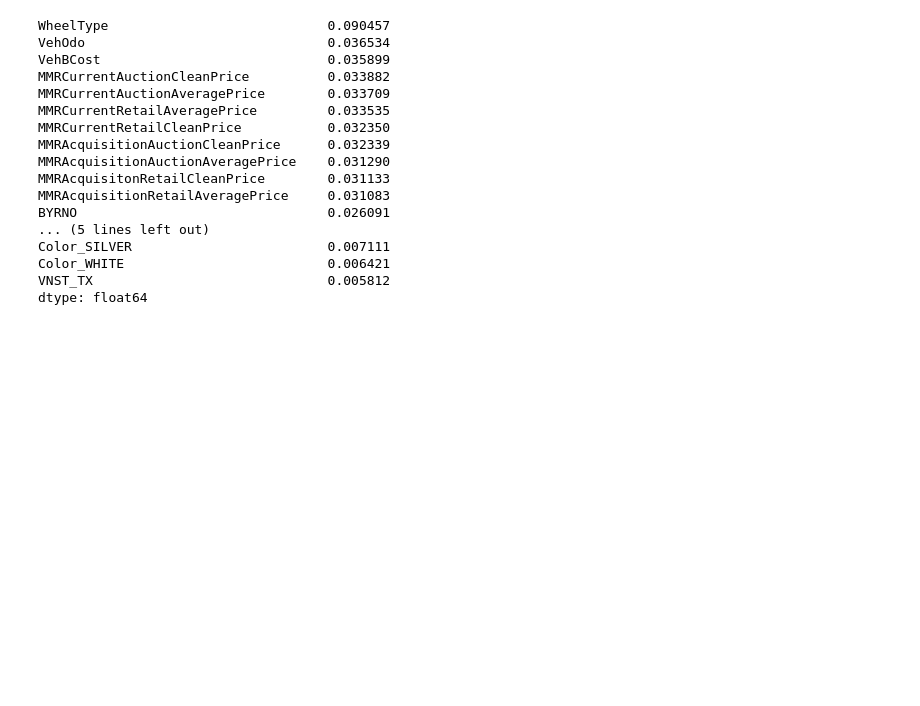
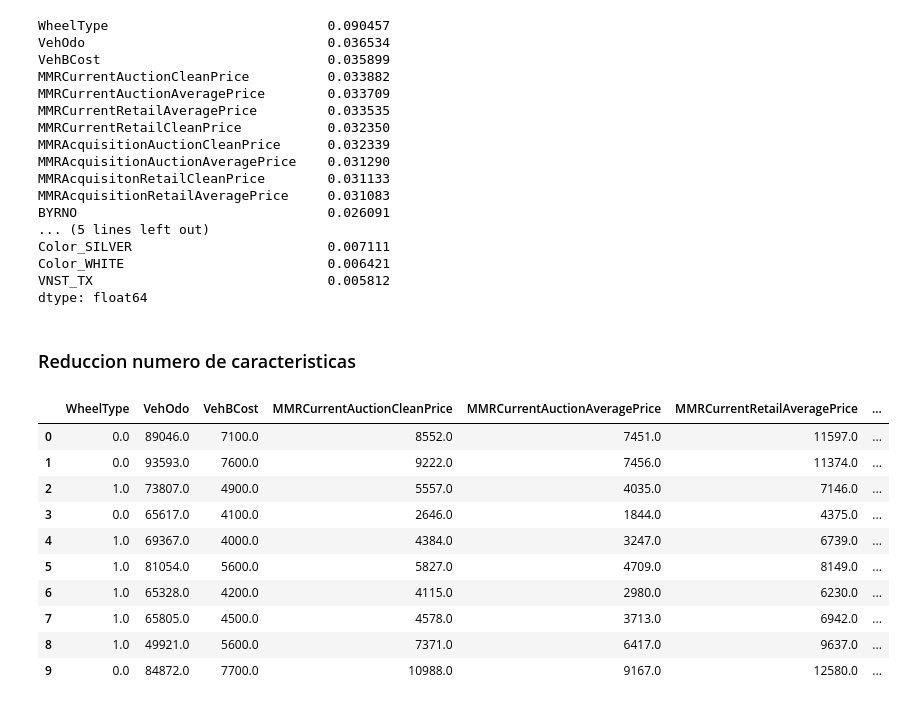
Before and after one commit to SantiagoDrckr/Carvana-Data-science, a Jupyter notebook: Carvana.ipynb, the cells around one changed output. Cells and saved outputs as stored; diff of their text form; code cells hidden in the pictures; blank space fills up the shorter version.

Commit message:
Agregado la reduccion de caracteristicas

```diff
--- a/Carvana.ipynb
+++ b/Carvana.ipynb
@@ -536,3 +536,23 @@ Color_SILVER                         0.007111
 Color_WHITE                          0.006421
 VNST_TX                              0.005812
 dtype: float64
+# %% [markdown]
+### Reduccion numero de caracteristicas
+# %%
+# Extraemos las 16 caracteristicas con mas relevancia para el algoritmo
+columns = list(feature_importances_sorted.head(16).index)
+X_train_reduced = X_train[columns].copy()
+X_val_reduced = X_val[columns].copy()
+X_train_reduced.head(10)
+# %% [output]
+|  | WheelType | VehOdo | VehBCost | MMRCurrentAuctionCleanPrice | MMRCurrentAuctionAveragePrice | MMRCurrentRetailAveragePrice | ... |
+| 0 | 0.0 | 89046.0 | 7100.0 | 8552.0 | 7451.0 | 11597.0 | ... |
+| 1 | 0.0 | 93593.0 | 7600.0 | 9222.0 | 7456.0 | 11374.0 | ... |
+| 2 | 1.0 | 73807.0 | 4900.0 | 5557.0 | 4035.0 | 7146.0 | ... |
+| 3 | 0.0 | 65617.0 | 4100.0 | 2646.0 | 1844.0 | 4375.0 | ... |
+| 4 | 1.0 | 69367.0 | 4000.0 | 4384.0 | 3247.0 | 6739.0 | ... |
+| 5 | 1.0 | 81054.0 | 5600.0 | 5827.0 | 4709.0 | 8149.0 | ... |
+| 6 | 1.0 | 65328.0 | 4200.0 | 4115.0 | 2980.0 | 6230.0 | ... |
+| 7 | 1.0 | 65805.0 | 4500.0 | 4578.0 | 3713.0 | 6942.0 | ... |
+| 8 | 1.0 | 49921.0 | 5600.0 | 7371.0 | 6417.0 | 9637.0 | ... |
+| 9 | 0.0 | 84872.0 | 7700.0 | 10988.0 | 9167.0 | 12580.0 | ... |
```
